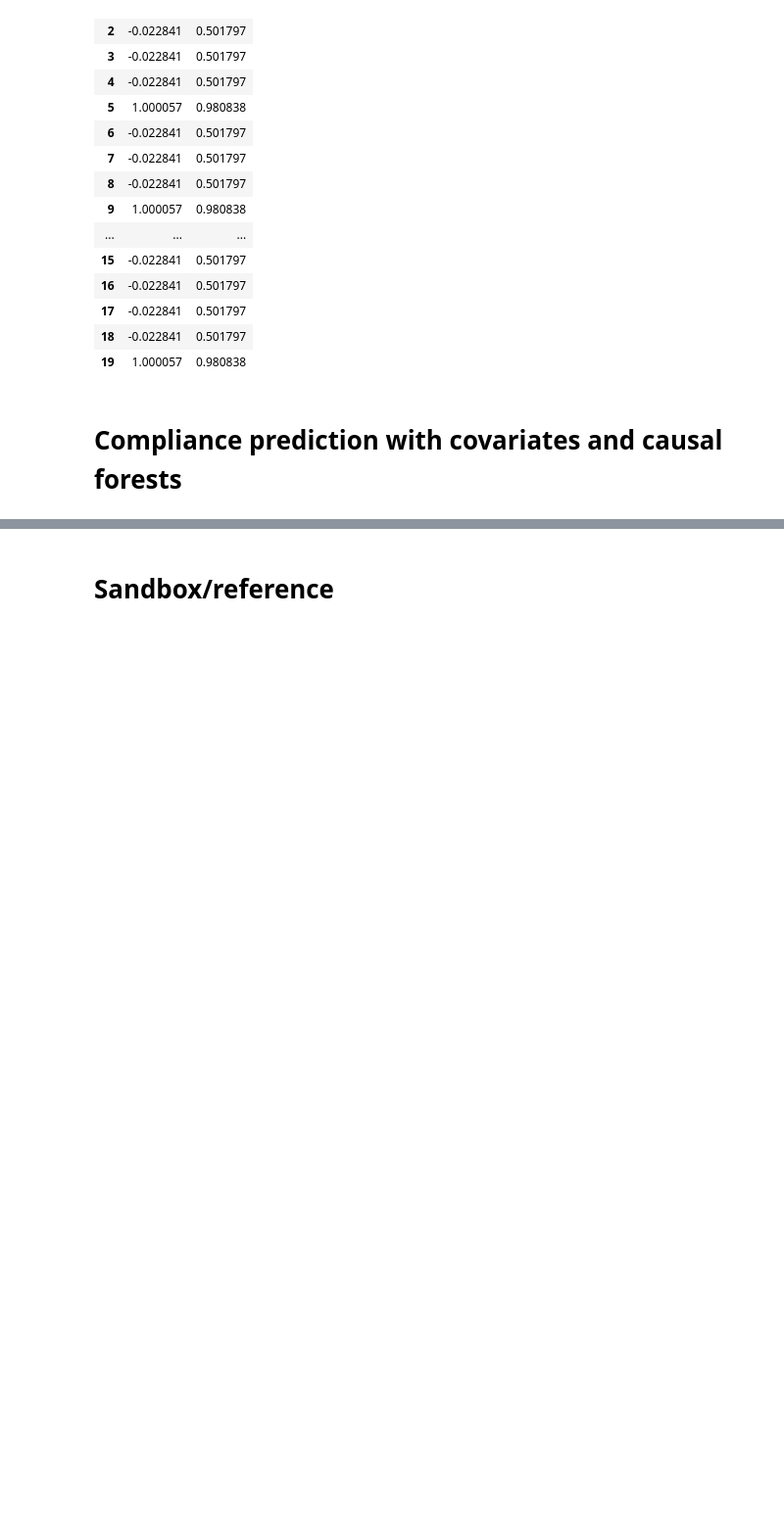
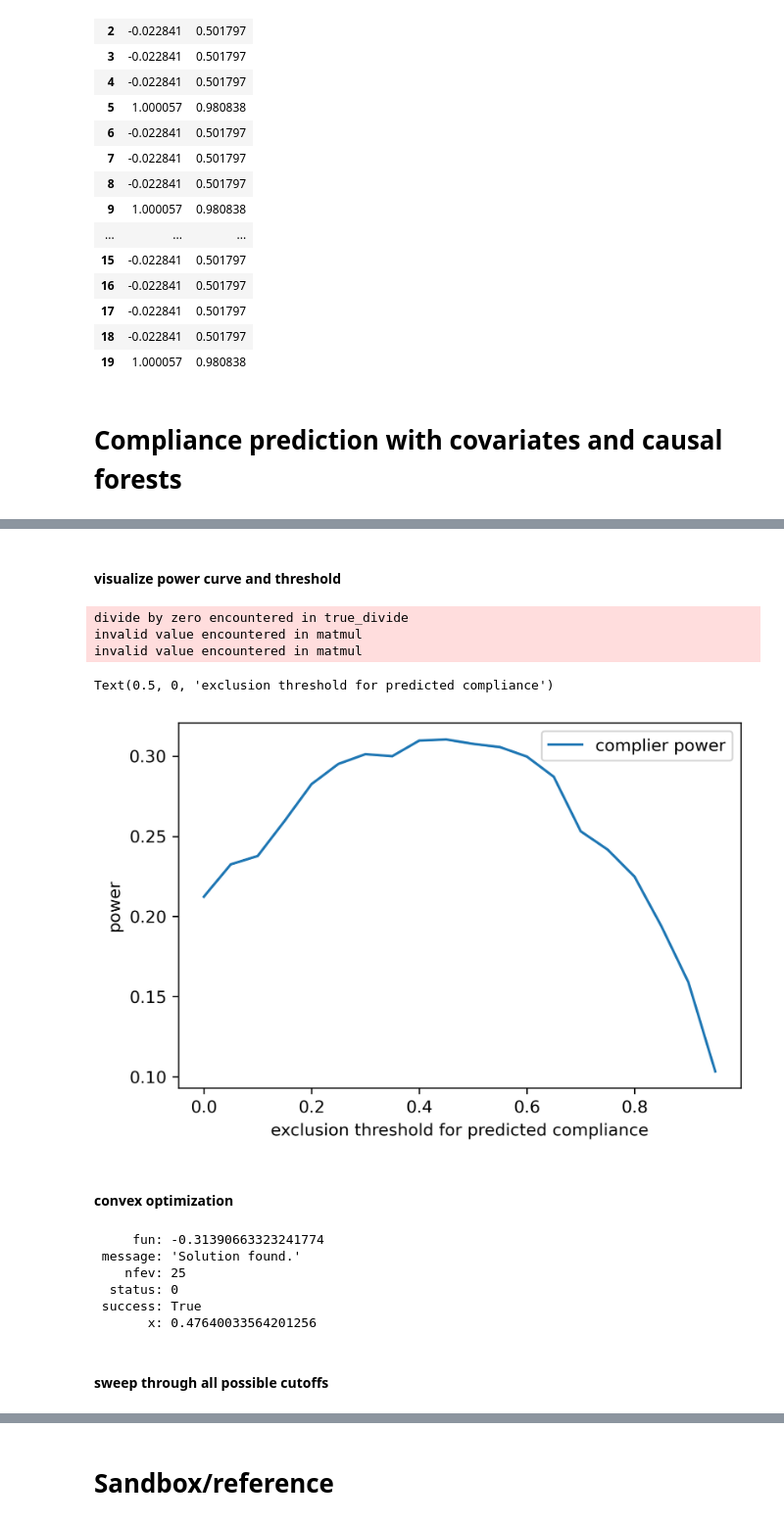
Before and after one commit to tliu526/data-driven-exclusion, a Jupyter notebook: notebooks/iv_perfect_comply_sim.ipynb, the cells around one changed output, grey strips where cells are left out. Shown at 98% size. Cells and saved outputs as stored; diff of their text form; code cells hidden in the pictures; blank space fills up the shorter version.

```diff
--- a/notebooks/iv_perfect_comply_sim.ipynb
+++ b/notebooks/iv_perfect_comply_sim.ipynb
@@ -647,0 +883,35 @@ comp_df.head(20)
+# %% [markdown]
+#### visualize power curve and threshold
+# %%
+def display_power_curve(fuzzy_df, tau, score, line=None):
+    """
+    Displays the power curve under our simplifying assumptions.
+
+    fuzzy_df (pd.DataFrame): the dataframe
+    tau (float): the target treatment effect for the power calculation
+    score (str): the column in fuzzy_df to score against the threshold
+
+    """
+    try_thresholds = np.arange(0, 1, 0.05)
+    actual_thresholds = []
+    powers = []
+    iv_vars = []
+    for threshold in try_thresholds:
+        sel_df = fuzzy_df[fuzzy_df[score] > threshold]
+        #print(sel_df.shape[0])
+        try:
+            iv_model = IV2SLS.from_formula(formula, sel_df)
+            iv_results = iv_model.fit(cov_type='robust')
+            iv_var = iv_results.std_errors['T']**2
+            actual_thresholds.append(threshold)
+            iv_vars.append(iv_var)
+            powers.append(rdd_power(tau, iv_var))
+        except Exception as e:
+            print(e)
+            print("Skipping {} threshold".format(threshold))
+
+    sns.lineplot(x=actual_thresholds, y=powers, label="complier power")
+    #sns.lineplot(x=thresholds, y=iv_vars, label="IV variance")
+    if line:
+        plt.axvline(x=line, label="chosen threshold", ls='--')
+    plt.legend()
@@ -647,0 +926,13 @@ comp_df.head(20)
+# %%
+score = 'pred_comply'
+display_power_curve(s1_df, tau=tau, score=score)
+plt.ylabel("power")
+plt.xlabel("exclusion threshold for predicted compliance")
+# %% [output]
+divide by zero encountered in true_divide
+invalid value encountered in matmul
+invalid value encountered in matmul
+Text(0.5, 0, 'exclusion threshold for predicted compliance')
+[figure, added]
+# %% [markdown]
+#### convex optimization
@@ -647,0 +963,15 @@ comp_df.head(20)
+# %%
+from scipy.optimize import minimize_scalar
+
+opt_result = minimize_scalar(lambda x: -1 * threshold_power(x, s1_df, tau), bounds=(0, 1), method='bounded', options=dict(maxiter=1000))
+exclusion_threshold = opt_result.x
+print(opt_result)
+# %% [output]
+     fun: -0.31390663323241774
+ message: 'Solution found.'
+    nfev: 25
+  status: 0
+ success: True
+       x: 0.47640033564201256
+# %% [markdown]
+#### sweep through all possible cutoffs
```
Also changed, not shown: parts of 63 cells of this notebook.
